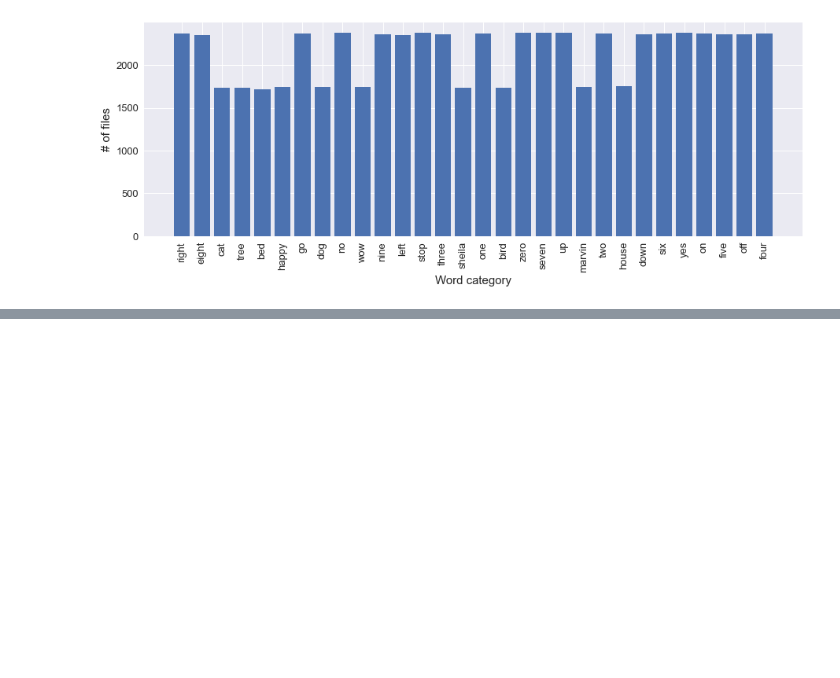
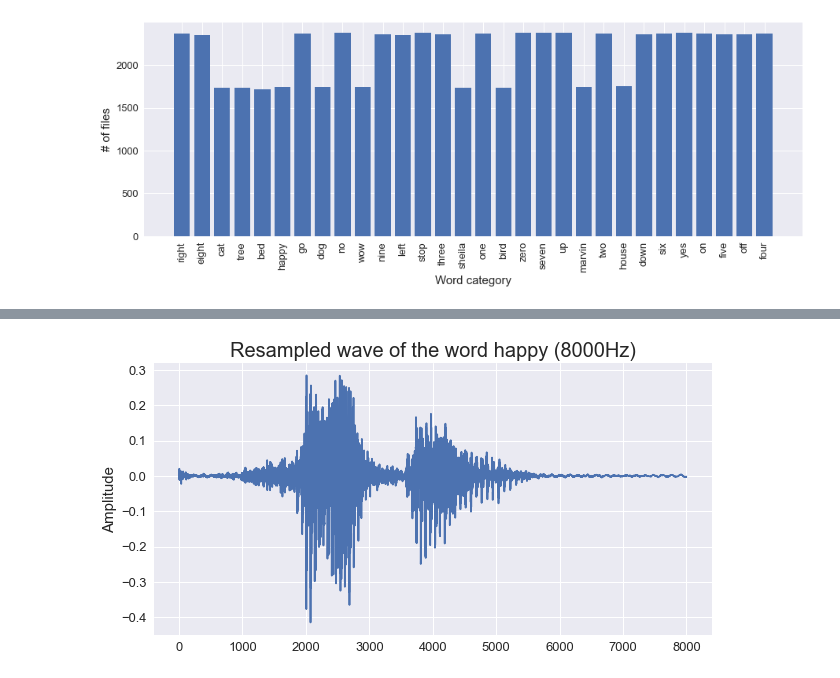
Before and after one commit to JuanPabloHA/SpeechRecognition, a Jupyter notebook: notebooks/Data_Acquisition_and_Understanding/EDA.ipynb, the cells around one changed output, grey strips where cells are left out. Drawn from its saved outputs; the diff is of its cells as text; code cells hidden in the pictures; blank space fills up the shorter version.

```diff
--- a/notebooks/Data_Acquisition_and_Understanding/EDA.ipynb
+++ b/notebooks/Data_Acquisition_and_Understanding/EDA.ipynb
@@ -74,10 +74,13 @@ samples_rs = librosa.resample(samples, sample_rate, target_sr)
 # %%
 plt.figure(figsize=(10,5))
 plt.plot(samples_rs)
 plt.xticks(fontsize=13)
 plt.yticks(fontsize=13)
-plt.title("Raw wave of the word happy ({}Hz)".format(sample_rate), fontsize=20)
+plt.title("Resampled wave of the word happy ({}Hz)".format(target_sr), fontsize=20)
 plt.ylabel("Amplitude", fontsize=15)
+plt.show()
+# %% [output]
+[figure, added]
 # %%
 # Audio sample
 ipd.Audio(samples_rs, rate=target_sr)
```
Also changed, not shown: parts of 2 cells of this notebook.
